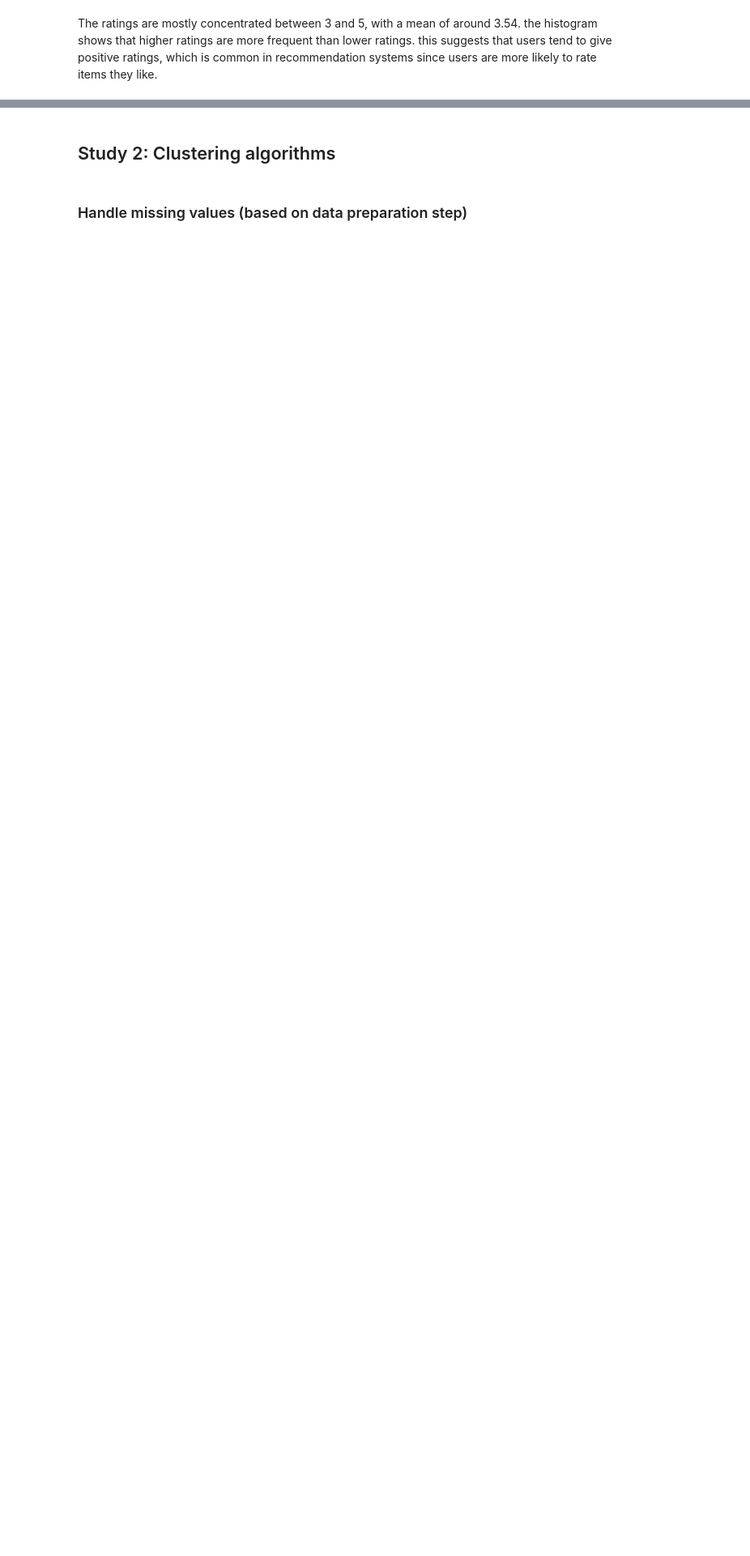
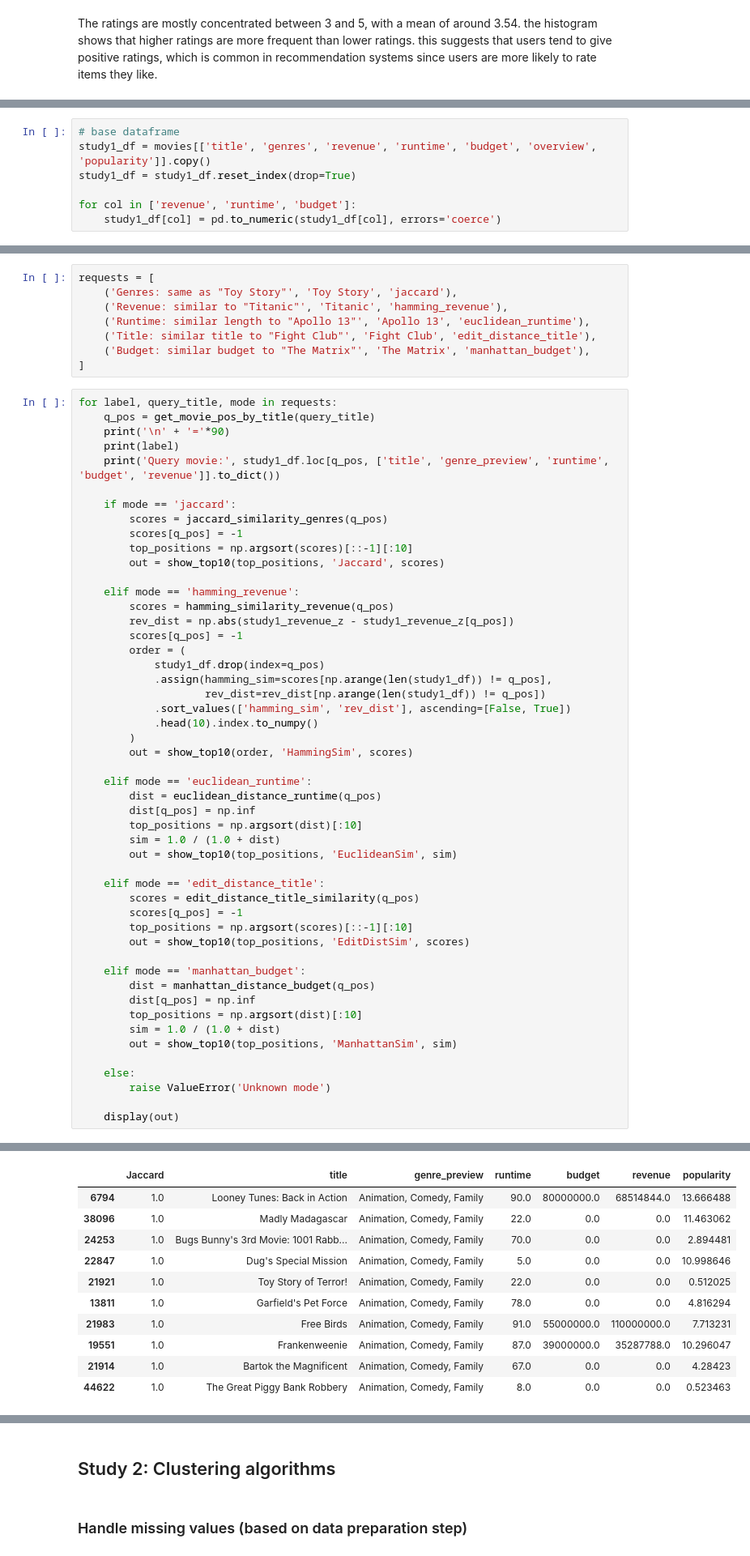
Before and after one commit to Zixin-Fan/CSI4142-A4, a Jupyter notebook: CSI4142_A4_ZixinFan_SolinMaaroof.ipynb, the cells around one changed output, grey strips where cells are left out. Shown at 81% size. Drawn from its saved outputs; the diff is of its cells as text; blank space fills up the shorter version.

```diff
--- a/CSI4142_A4_ZixinFan_SolinMaaroof.ipynb
+++ b/CSI4142_A4_ZixinFan_SolinMaaroof.ipynb
@@ -218,0 +241,7 @@ The ratings are mostly concentrated between 3 and 5, with a mean of around 3.54.
+# %%
+# base dataframe
+study1_df = movies[['title', 'genres', 'revenue', 'runtime', 'budget', 'overview', 'popularity']].copy()
+study1_df = study1_df.reset_index(drop=True)
+
+for col in ['revenue', 'runtime', 'budget']:
+    study1_df[col] = pd.to_numeric(study1_df[col], errors='coerce')
@@ -218,0 +366,59 @@ The ratings are mostly concentrated between 3 and 5, with a mean of around 3.54.
+# %%
+requests = [
+    ('Genres: same as "Toy Story"', 'Toy Story', 'jaccard'),
+    ('Revenue: similar to "Titanic"', 'Titanic', 'hamming_revenue'),
+    ('Runtime: similar length to "Apollo 13"', 'Apollo 13', 'euclidean_runtime'),
+    ('Title: similar title to "Fight Club"', 'Fight Club', 'edit_distance_title'),
+    ('Budget: similar budget to "The Matrix"', 'The Matrix', 'manhattan_budget'),
+]
+# %%
+for label, query_title, mode in requests:
+    q_pos = get_movie_pos_by_title(query_title)
+    print('\n' + '='*90)
+    print(label)
+    print('Query movie:', study1_df.loc[q_pos, ['title', 'genre_preview', 'runtime', 'budget', 'revenue']].to_dict())
+
+    if mode == 'jaccard':
+        scores = jaccard_similarity_genres(q_pos)
+        scores[q_pos] = -1
+        top_positions = np.argsort(scores)[::-1][:10]
+        out = show_top10(top_positions, 'Jaccard', scores)
+
+    elif mode == 'hamming_revenue':
+        scores = hamming_similarity_revenue(q_pos)
+        rev_dist = np.abs(study1_revenue_z - study1_revenue_z[q_pos])
+        scores[q_pos] = -1
+        order = (
+            study1_df.drop(index=q_pos)
+            .assign(hamming_sim=scores[np.arange(len(study1_df)) != q_pos],
+                    rev_dist=rev_dist[np.arange(len(study1_df)) != q_pos])
+            .sort_values(['hamming_sim', 'rev_dist'], ascending=[False, True])
+            .head(10).index.to_numpy()
+        )
+        out = show_top10(order, 'HammingSim', scores)
+
+    elif mode == 'euclidean_runtime':
+        dist = euclidean_distance_runtime(q_pos)
+        dist[q_pos] = np.inf
+        top_positions = np.argsort(dist)[:10]
+        sim = 1.0 / (1.0 + dist)
+        out = show_top10(top_positions, 'EuclideanSim', sim)
+
+    elif mode == 'edit_distance_title':
+        scores = edit_distance_title_similarity(q_pos)
+        scores[q_pos] = -1
+        top_positions = np.argsort(scores)[::-1][:10]
+        out = show_top10(top_positions, 'EditDistSim', scores)
+
+    elif mode == 'manhattan_budget':
+        dist = manhattan_distance_budget(q_pos)
+        dist[q_pos] = np.inf
+        top_positions = np.argsort(dist)[:10]
+        sim = 1.0 / (1.0 + dist)
+        out = show_top10(top_positions, 'ManhattanSim', sim)
+
+    else:
+        raise ValueError('Unknown mode')
+
+    display(out)
+# %% [output]
@@ -218,0 +428,11 @@ The ratings are mostly concentrated between 3 and 5, with a mean of around 3.54.
+|  | Jaccard | title | genre_preview | runtime | budget | revenue | popularity |
+| 6794 | 1.0 | Looney Tunes: Back in Action | Animation, Comedy, Family | 90.0 | 80000000.0 | 68514844.0 | 13.666488 |
+| 38096 | 1.0 | Madly Madagascar | Animation, Comedy, Family | 22.0 | 0.0 | 0.0 | 11.463062 |
+| 24253 | 1.0 | Bugs Bunny's 3rd Movie: 1001 Rabb... | Animation, Comedy, Family | 70.0 | 0.0 | 0.0 | 2.894481 |
+| 22847 | 1.0 | Dug's Special Mission | Animation, Comedy, Family | 5.0 | 0.0 | 0.0 | 10.998646 |
+| 21921 | 1.0 | Toy Story of Terror! | Animation, Comedy, Family | 22.0 | 0.0 | 0.0 | 0.512025 |
+| 13811 | 1.0 | Garfield's Pet Force | Animation, Comedy, Family | 78.0 | 0.0 | 0.0 | 4.816294 |
+| 21983 | 1.0 | Free Birds | Animation, Comedy, Family | 91.0 | 55000000.0 | 110000000.0 | 7.713231 |
+| 19551 | 1.0 | Frankenweenie | Animation, Comedy, Family | 87.0 | 39000000.0 | 35287788.0 | 10.296047 |
+| 21914 | 1.0 | Bartok the Magnificent | Animation, Comedy, Family | 67.0 | 0.0 | 0.0 | 4.28423 |
+| 44622 | 1.0 | The Great Piggy Bank Robbery | Animation, Comedy, Family | 8.0 | 0.0 | 0.0 | 0.523463 |
```
Also changed, not shown: parts of 23 cells of this notebook.
